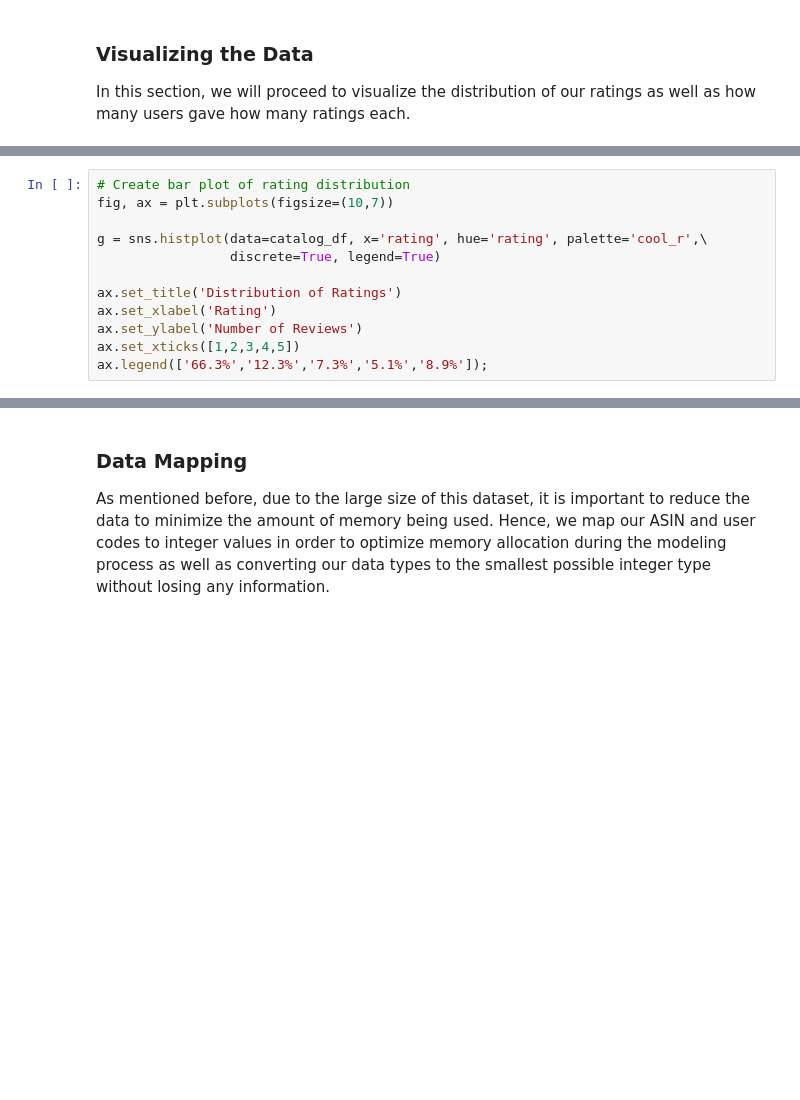
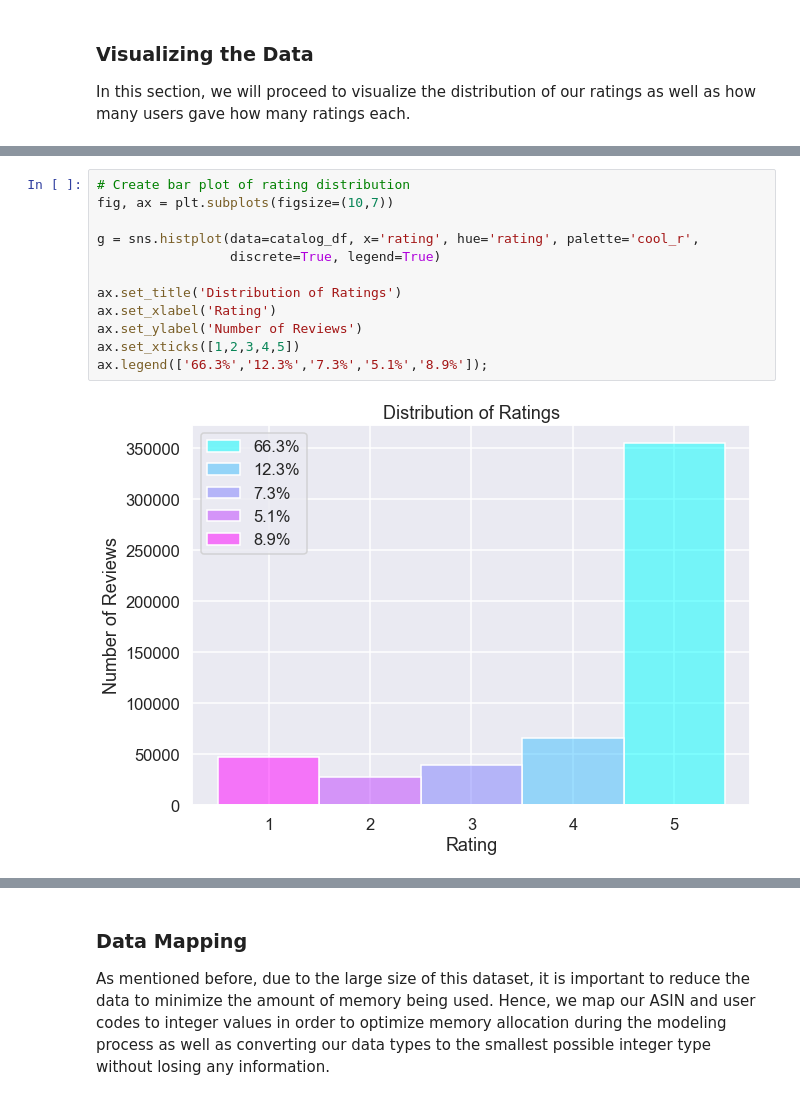
Before and after one commit to ds-leehanjin/amazon-recommender-system, a Jupyter notebook: notebook.ipynb, the cells around one changed output, grey strips where cells are left out. Saved outputs shown, nothing was run; the diff lists cells and outputs as text; blank space fills up the shorter version.

```diff
--- a/notebook.ipynb
+++ b/notebook.ipynb
@@ -143,15 +264,17 @@ catalog_df['rating'].value_counts(normalize=True).sort_index(ascending=False)
 # %%
 # Create bar plot of rating distribution
 fig, ax = plt.subplots(figsize=(10,7))
 
-g = sns.histplot(data=catalog_df, x='rating', hue='rating', palette='cool_r',\
+g = sns.histplot(data=catalog_df, x='rating', hue='rating', palette='cool_r',
                  discrete=True, legend=True)
 
 ax.set_title('Distribution of Ratings')
 ax.set_xlabel('Rating')
 ax.set_ylabel('Number of Reviews')
 ax.set_xticks([1,2,3,4,5])
 ax.legend(['66.3%','12.3%','7.3%','5.1%','8.9%']);
+# %% [output]
+[figure, added]
 # %%
 # Get number of ratings per user
 freq_df = catalog_df.groupby('user').agg('count').reset_index()
```
Also changed, not shown: parts of 92 cells of this notebook, 2 other files.
